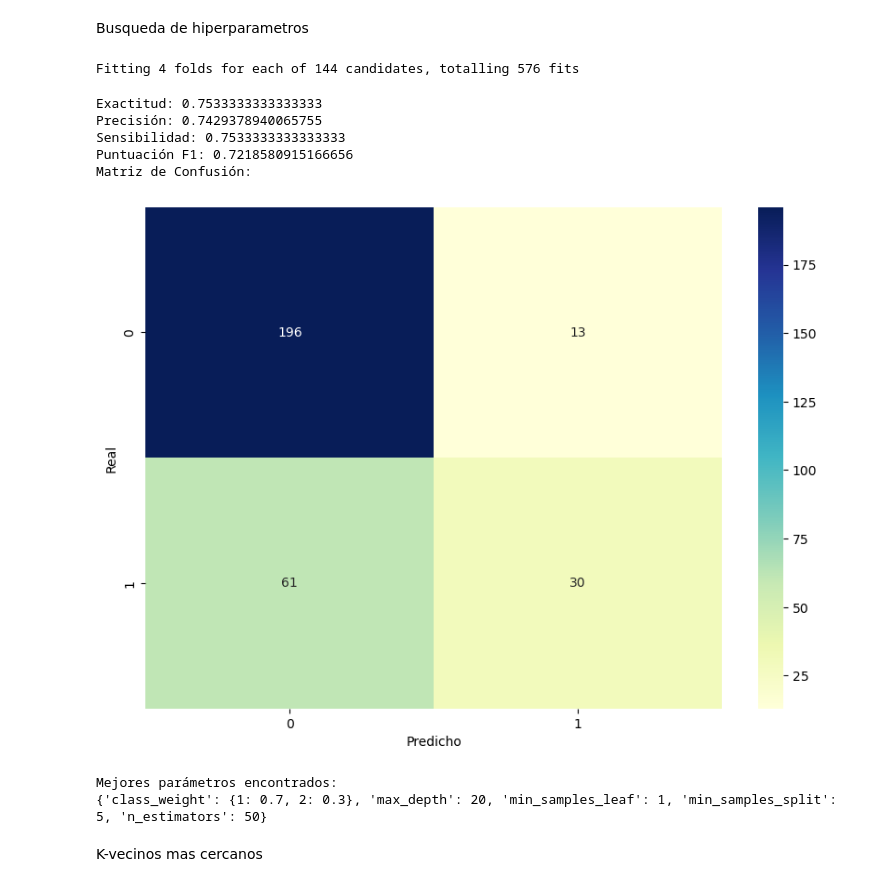
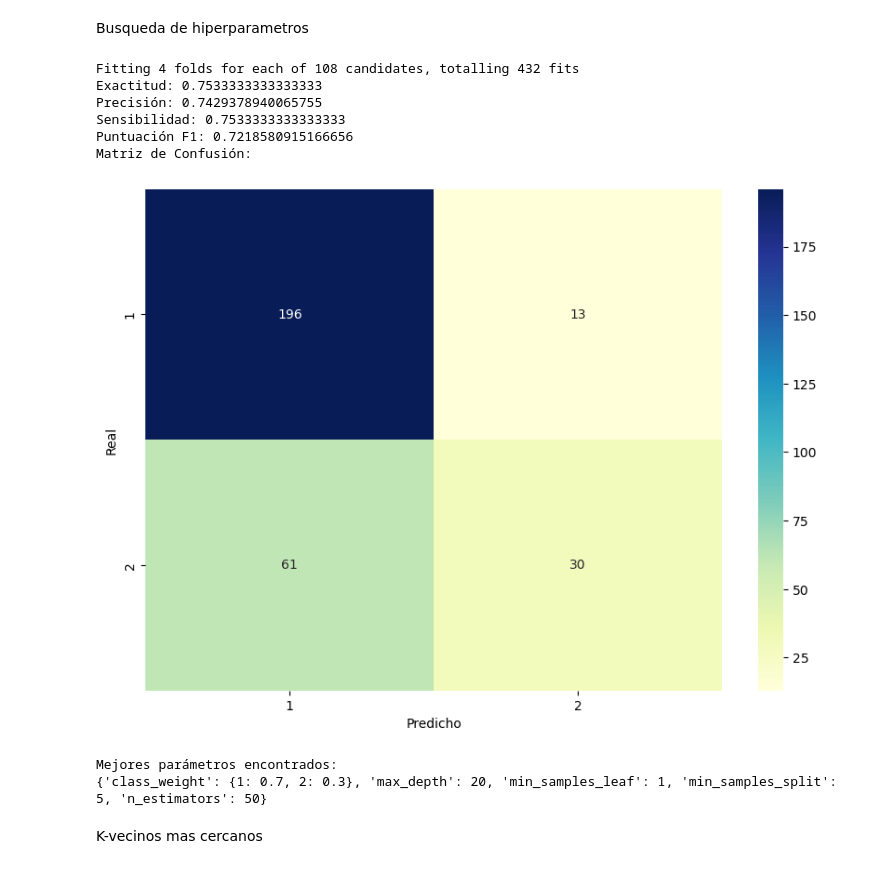
Before and after one commit to Japulgarin/Data_challenge_uninorte, a Jupyter notebook: Creditos_alemanes.ipynb, the cells around one changed output. Saved outputs shown, nothing was run; the diff lists cells and outputs as text; code cells hidden in the pictures.

```diff
--- a/Creditos_alemanes.ipynb
+++ b/Creditos_alemanes.ipynb
@@ -191,10 +180,15 @@ print(f"Sensibilidad: {sensibilidad}")
 print(f"Puntuación F1: {f1}")
 print("Matriz de Confusión:")
 
+# Matriz de Confusión con etiquetas 1 y 2
+matriz_confusion = confusion_matrix(Y_test, Y_pred)
+
+# Definir las etiquetas personalizadas
+etiquetas = [1, 2]
 
 # Visualizar la matriz de confusión con Seaborn
-plt.figure(figsize=(10,7))
-sns.heatmap(matriz_confusion, annot=True, cmap="YlGnBu", fmt="g")
+plt.figure(figsize=(10, 7))
+sns.heatmap(matriz_confusion, annot=True, cmap="YlGnBu", fmt="g", xticklabels=etiquetas, yticklabels=etiquetas)
 plt.xlabel('Predicho')
 plt.ylabel('Real')
 plt.show()
@@ -465,7 +459,7 @@ X_train, X_test, Y_train, Y_test = train_test_split(X, y, test_size=0.3, random_
 # Parámetros para la búsqueda de grilla
 param_grid = {
     'n_estimators': [10, 50, 100, 200],
-    'max_depth': [None, 10, 20, 40],
+    'max_depth': [ 10, 20, 40],
     'min_samples_split': [2, 5, 10],
     'min_samples_leaf': [1, 2, 4],
     'class_weight': [{1: 0.7, 2: 0.3}]
@@ -480,43 +474,43 @@ grid_search.fit(X_train, Y_train)
 
 # Mejor modelo encontrado
 best_rf = grid_search.best_estimator_
 
 # Realizar predicciones en el conjunto de prueba
 Y_pred = best_rf.predict(X_test)
 
 # Calcular métricas
 exactitud = accuracy_score(Y_test, Y_pred)
 precision = precision_score(Y_test, Y_pred, average='weighted')
 sensibilidad = recall_score(Y_test, Y_pred, average='weighted')
 f1 = f1_score(Y_test, Y_pred, average='weighted')
 matriz_confusion = confusion_matrix(Y_test, Y_pred)
 
 print(f"Exactitud: {exactitud}")
 print(f"Precisión: {precision}")
 print(f"Sensibilidad: {sensibilidad}")
 print(f"Puntuación F1: {f1}")
 print("Matriz de Confusión:")
 
 # Visualizar la matriz de confusión con Seaborn
 plt.figure(figsize=(10,7))
-sns.heatmap(matriz_confusion, annot=True, cmap="YlGnBu", fmt="g")
+sns.heatmap(matriz_confusion, annot=True, cmap="YlGnBu", fmt="g",xticklabels=etiquetas, yticklabels=etiquetas)
 plt.xlabel('Predicho')
 plt.ylabel('Real')
 plt.show()
 
 # Imprimir los mejores parámetros encontrados
 print("Mejores parámetros encontrados:")
 print(grid_search.best_params_)
 # %% [output]
-Fitting 4 folds for each of 144 candidates, totalling 576 fits
+Fitting 4 folds for each of 108 candidates, totalling 432 fits
+Exactitud: 0.7533333333333333
+Precisión: 0.7429378940065755
+Sensibilidad: 0.7533333333333333
+Puntuación F1: 0.7218580915166656
+Matriz de Confusión:
+[figure]
-Exactitud: 0.7533333333333333
-Precisión: 0.7429378940065755
-Sensibilidad: 0.7533333333333333
-Puntuación F1: 0.7218580915166656
-Matriz de Confusión:
+Mejores parámetros encontrados:
+{'class_weight': {1: 0.7, 2: 0.3}, 'max_depth': 20, 'min_samples_leaf': 1, 'min_samples_split': 5, 'n_estimators': 50}
-[figure]
-Mejores parámetros encontrados:
-{'class_weight': {1: 0.7, 2: 0.3}, 'max_depth': 20, 'min_samples_leaf': 1, 'min_samples_split': 5, 'n_estimators': 50}
 # %% [markdown]
 K-vecinos mas cercanos
 # %%
```
Also changed, not shown: parts of 19 cells of this notebook.
